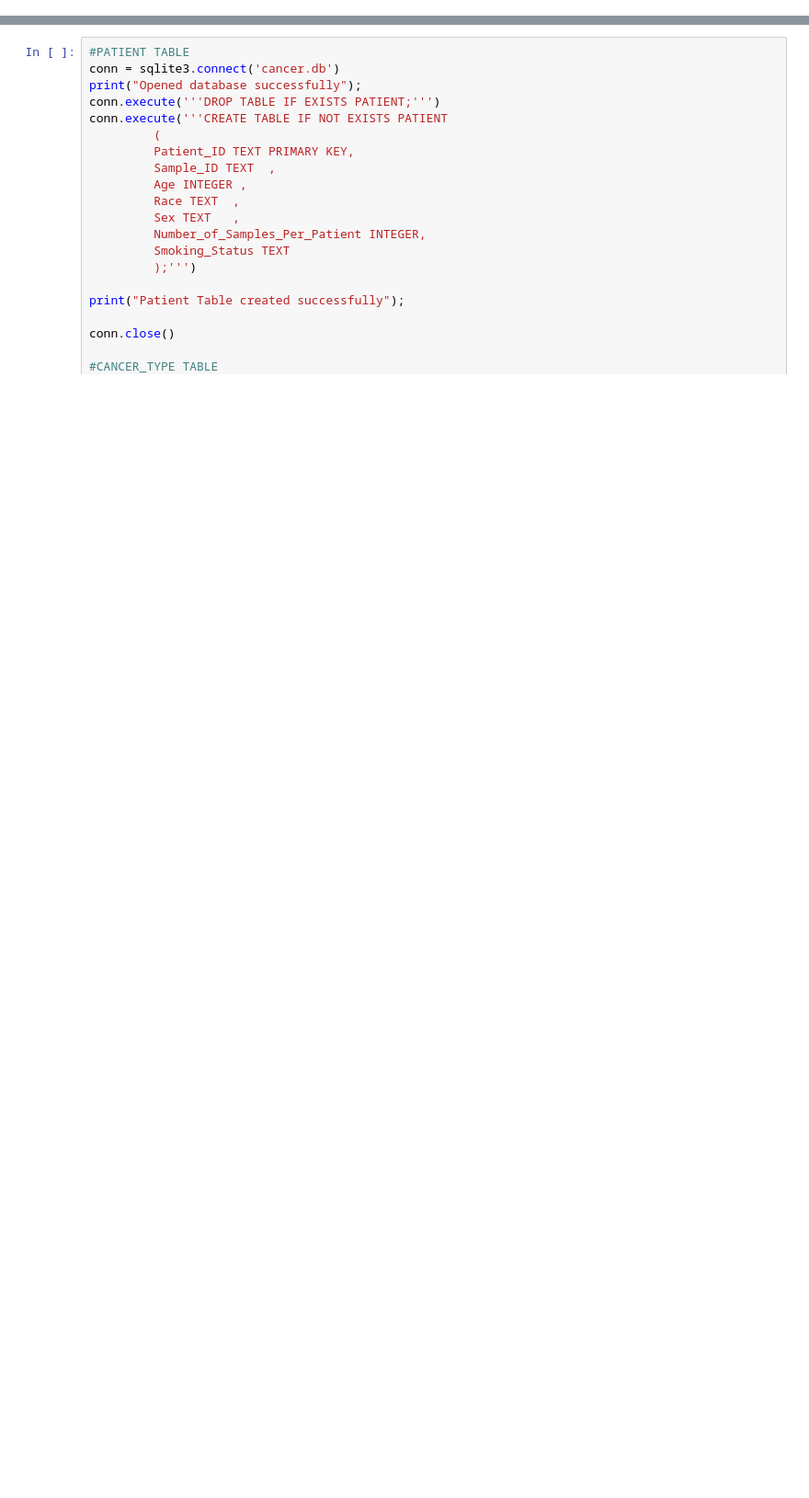
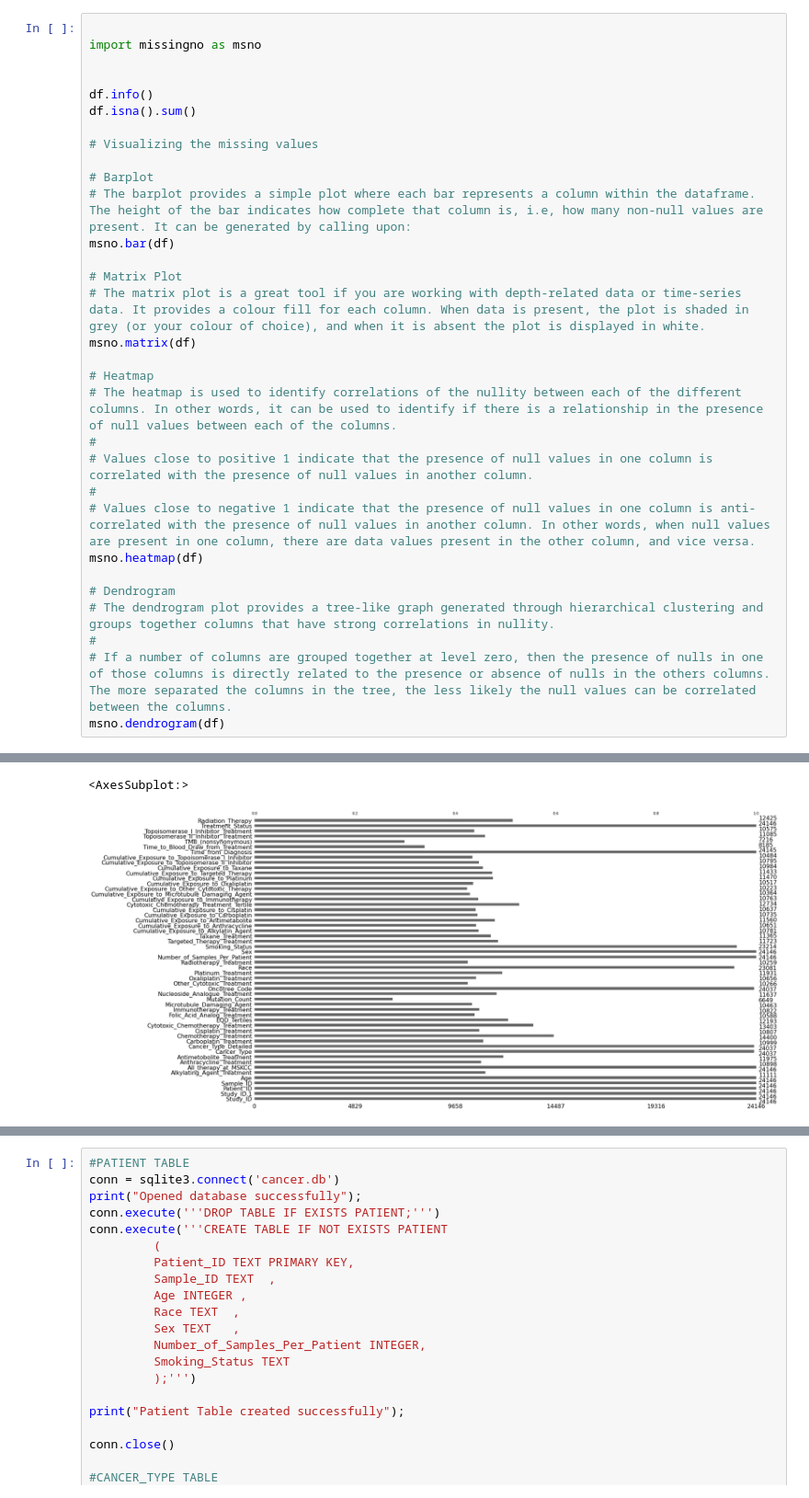
Before and after one commit to VigneshPerumal2/CancerCare, a Jupyter notebook: CancerCareTwitterBot.ipynb, the cells around one changed output, grey strips where cells are left out. Shown at 92% size. Saved outputs shown, nothing was run; the diff lists cells and outputs as text; blank space fills up the shorter version.

Commit message:
Auditing the data and Visualzing the same

```diff
--- a/CancerCareTwitterBot.ipynb
+++ b/CancerCareTwitterBot.ipynb
@@ -35,0 +40,32 @@ Location Table:This table describes the location of the user
+# %%
+
+import missingno as msno
+
+
+df.info()
+df.isna().sum()
+
+# Visualizing the missing values
+
+# Barplot
+# The barplot provides a simple plot where each bar represents a column within the dataframe. The height of the bar indicates how complete that column is, i.e, how many non-null values are present. It can be generated by calling upon:
+msno.bar(df)
+
+# Matrix Plot
+# The matrix plot is a great tool if you are working with depth-related data or time-series data. It provides a colour fill for each column. When data is present, the plot is shaded in grey (or your colour of choice), and when it is absent the plot is displayed in white.
+msno.matrix(df)
+
+# Heatmap
+# The heatmap is used to identify correlations of the nullity between each of the different columns. In other words, it can be used to identify if there is a relationship in the presence of null values between each of the columns.
+#
+# Values close to positive 1 indicate that the presence of null values in one column is correlated with the presence of null values in another column.
+#
+# Values close to negative 1 indicate that the presence of null values in one column is anti-correlated with the presence of null values in another column. In other words, when null values are present in one column, there are data values present in the other column, and vice versa.
+msno.heatmap(df)
+
+# Dendrogram
+# The dendrogram plot provides a tree-like graph generated through hierarchical clustering and groups together columns that have strong correlations in nullity.
+#
+# If a number of columns are grouped together at level zero, then the presence of nulls in one of those columns is directly related to the presence or absence of nulls in the others columns. The more separated the columns in the tree, the less likely the null values can be correlated between the columns.
+msno.dendrogram(df)
+# %% [output]
@@ -35,0 +89,2 @@ Location Table:This table describes the location of the user
+<AxesSubplot:>
+[figure, added]
```
Also changed, not shown: parts of 18 cells of this notebook, 1 other file.
